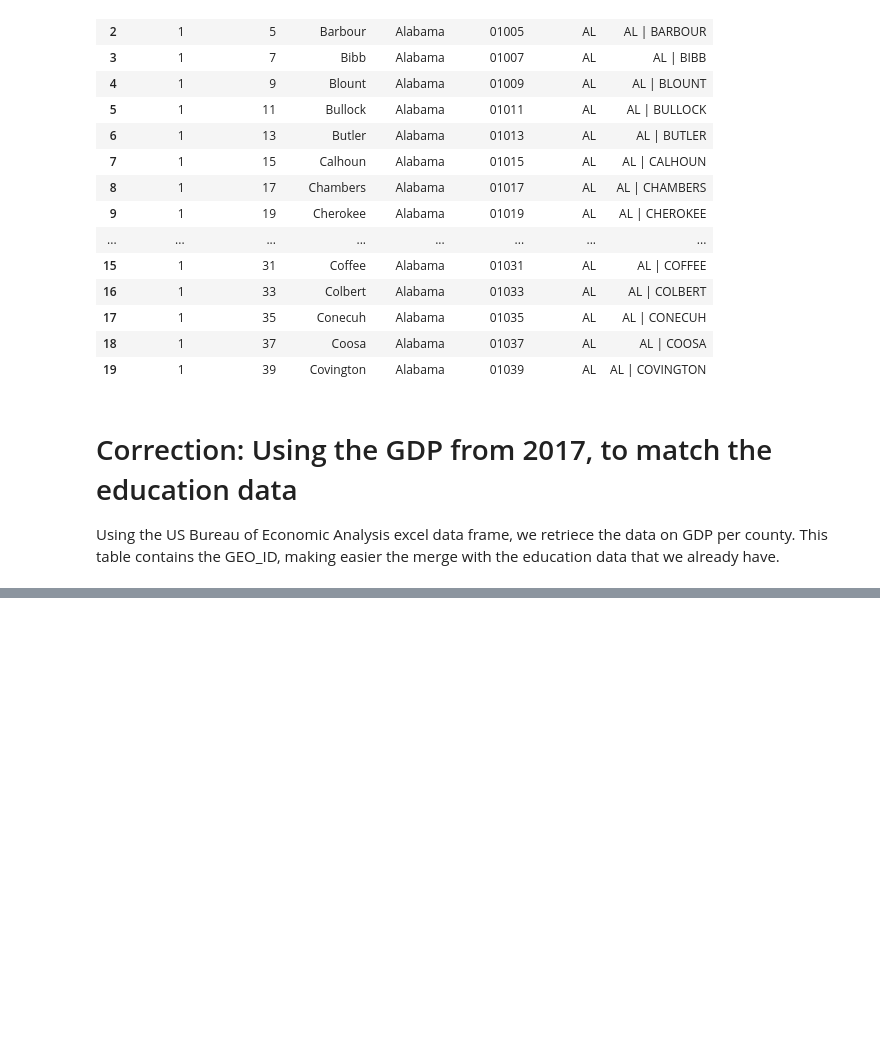
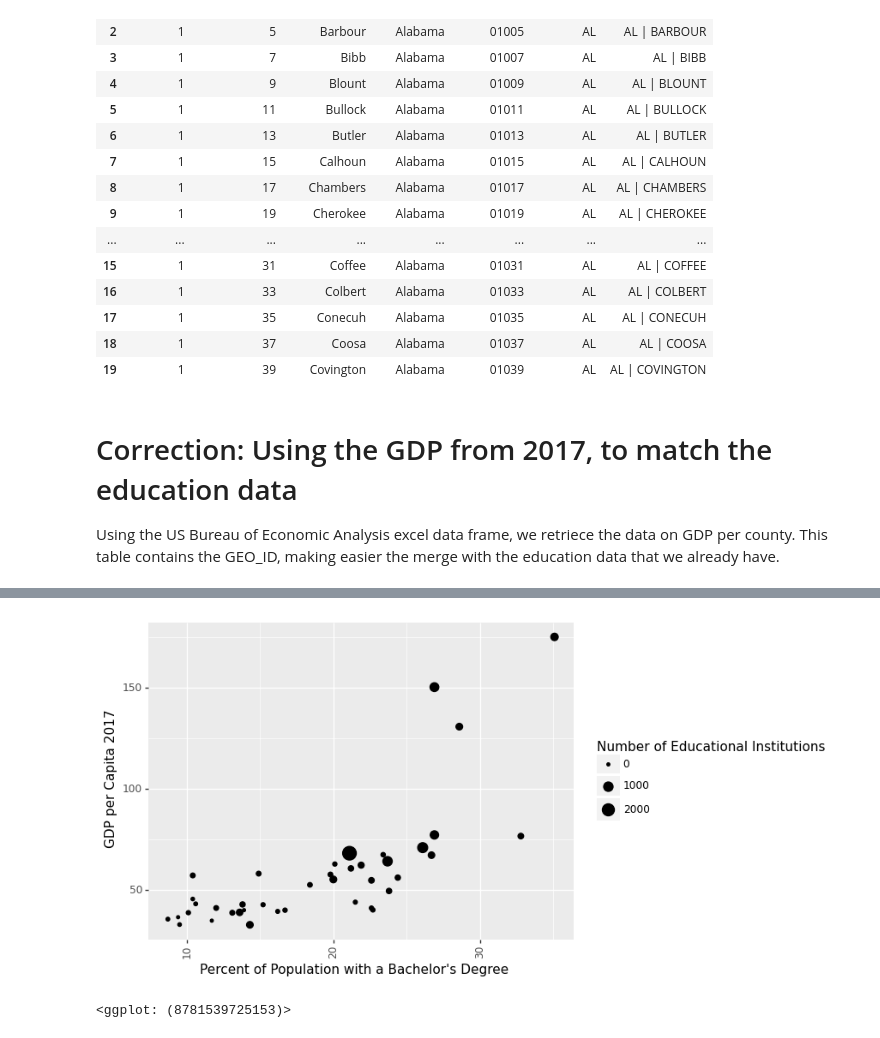
Before and after one commit to leomassoc/LSE-DS105L-Data-Detectives, a Jupyter notebook: notebooks/NB2 Education and Salary - a first overview.ipynb, the cells around one changed output, grey strips where cells are left out. Drawn from its saved outputs; the diff is of its cells as text; code cells hidden in the pictures; blank space fills up the shorter version.

```diff
--- a/notebooks/NB2 Education and Salary - a first overview.ipynb
+++ b/notebooks/NB2 Education and Salary - a first overview.ipynb
@@ -245,9 +251,6 @@ gdp_df
 | 243 | Ventura | 48642160 |
 | 244 | Yolo | 14144241 |
 | 245 | Yuba | 3012115 |
-# %%
-#Merge the gdp dataframe with the merged_census dataframe
-gdp_and_census = pd.merge(merged_census, gdp_df, left_on= 'County_Name', right_on = 'CountyName')
 # %%
 #Ordering the gdp df by descending order of GDP
 gdp_df = gdp_df.sort_values(by=['GDP'], ascending=False)
@@ -298,0 +355,7 @@ Using the US Bureau of Economic Analysis excel data frame, we retriece the data
+# %%
+# Create a scatterplot of the data with on the x-axis the percent of population with a Bachelor's Degree and on the y-axis the GDP per capita, the size of the bubbles is the number of educational institutions using plotnine
+from plotnine import *
+(ggplot(gdp_and_census, aes(x='Percent of Population with a Bachelor\'s Degree', y='GDP per Capita 2017', size='Number of Educational Institutions')) + geom_point() + theme(axis_text_x=element_text(angle=90)))
+# %% [output]
+[figure, added]
+<ggplot: (8781539725153)>
```
Also changed, not shown: parts of 9 cells of this notebook.
